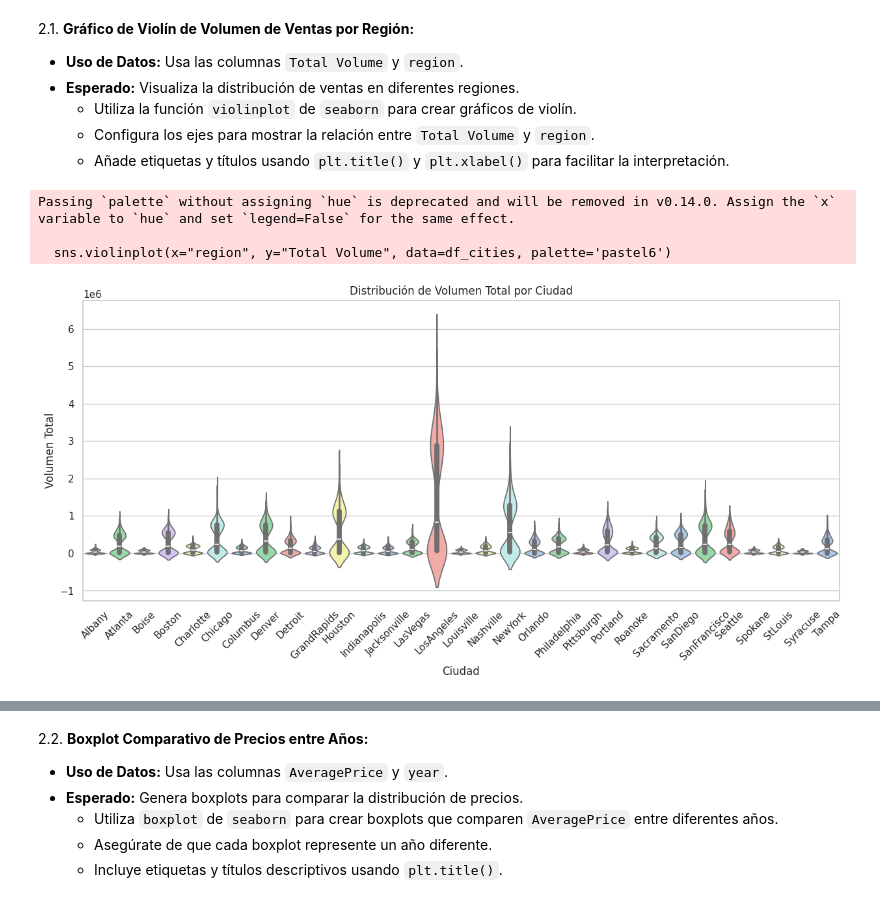
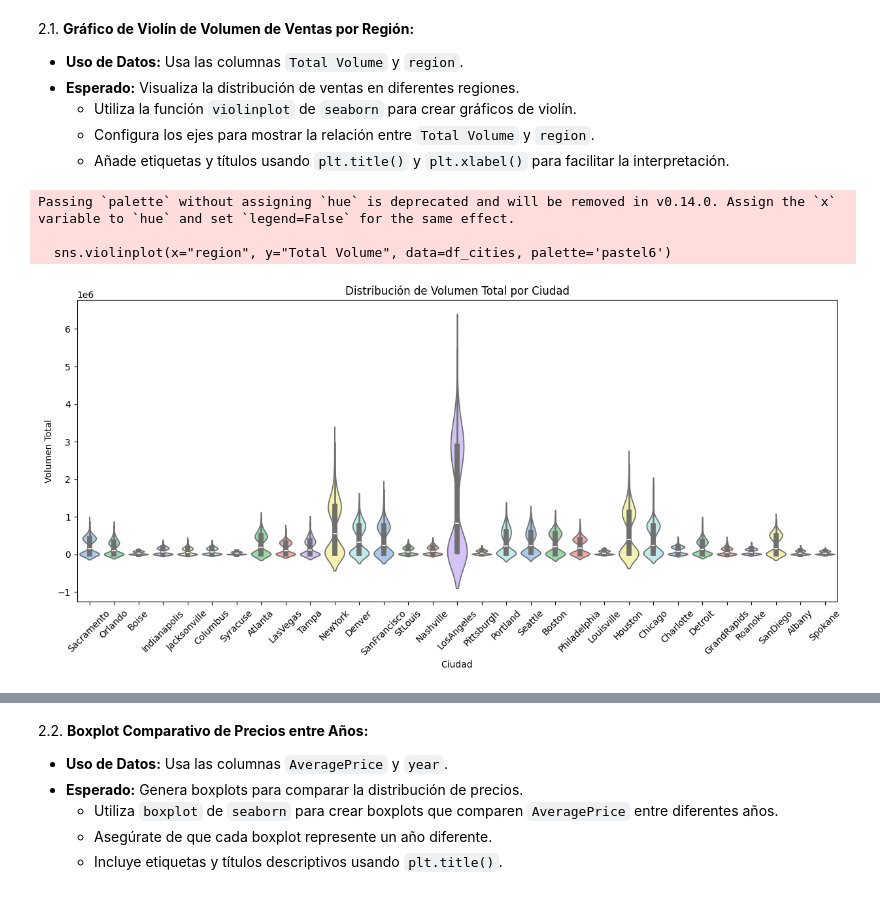
Before and after one commit to ahenao/aguacate-aljoan, a Jupyter notebook: notebooks/jose/proyecto-2.ipynb, the cells around one changed output, grey strips where cells are left out. Cells and saved outputs as stored; diff of their text form; code cells hidden in the pictures.

```diff
--- a/notebooks/jose/proyecto-2.ipynb
+++ b/notebooks/jose/proyecto-2.ipynb
@@ -37,16 +37,20 @@
      - Usa `plt.plot()` para crear un gráfico de líneas que muestre la evolución de precios.
      - Añade un título y etiquetas descriptivas a los ejes usando `plt.title()` y `plt.xlabel()`.
 # %%
-
 # Cargar librerias
-
+import os, sys
 import pandas as pd
+import numpy as np
 import matplotlib.pyplot as plt
 import seaborn as sns
 from statsmodels.tsa.seasonal import seasonal_decompose
+import pandas as pd
+sys.path.append('../../../aguacate-aljoan/')  # Adjust to the path where utils is located
+from utils.data import obtener_nuevo_avocado, imputar_fechas
 
-df_orig = pd.read_csv("avocado_with_region_types.csv")
-# Mostrar conjunto de datos
+df_orig = imputar_fechas()
+
+# guardamos el original y trabajamos con una copia
 df = df_orig.copy()
 # Convierte Date a tipo datetime usando pd.to_datetime().
 # Convierte la columna de fecha a un formato adecuado.
@@ -60,23 +64,33 @@ df['Date'] = pd.to_datetime(df['Date'])
      - Configura los ejes para mostrar la relación entre `Total Volume` y `region`.
      - Añade etiquetas y títulos usando `plt.title()` y `plt.xlabel()` para facilitar la interpretación.
 # %%
+"""
+Gráfico de Violín de Volumen de Ventas por Región:
+
+Uso de Datos: Usa las columnas Total Volume y region.
+Esperado: Visualiza la distribución de ventas en diferentes regiones.
+Utiliza la función violinplot de seaborn para crear gráficos de violín.
+Configura los ejes para mostrar la relación entre Total Volume y region.
+Añade etiquetas y títulos usando plt.title() y plt.xlabel() para facilitar la interpretación
+"""
+# 2.1. Gráfico de Violín de Volumen de Ventas por Region
 # Filtrar los datos para 'GreaterRegion' en la columna 'region_type'
 df_reduced = df.loc[df['region_type'] == 'GreaterRegion'].copy()
 df_cities = df.loc[df['region_type'] == 'City'].copy()
 df_regions = df.loc[df['region_type'] == 'Region'].copy()
 
 plt.figure(figsize=(15, 6))
 sns.violinplot(x="region", y="Total Volume", data=df_cities, palette='pastel6')
 plt.title("Distribución de Volumen Total por Ciudad")
 plt.xlabel("Ciudad")
 plt.ylabel("Volumen Total")
 plt.xticks(rotation=45) # inclinar etiquetas
 plt.show()
 # %% [output]
 Passing `palette` without assigning `hue` is deprecated and will be removed in v0.14.0. Assign the `x` variable to `hue` and set `legend=False` for the same effect.
 
   sns.violinplot(x="region", y="Total Volume", data=df_cities, palette='pastel6')
-[figure, old version]
+[figure, new version]
 # %%
 plt.figure(figsize=(10, 6))
 sns.violinplot(x="region", y="Total Volume", data=df_regions, palette='pastel6')
```
Also changed, not shown: parts of 4 cells of this notebook, 3 other files.
